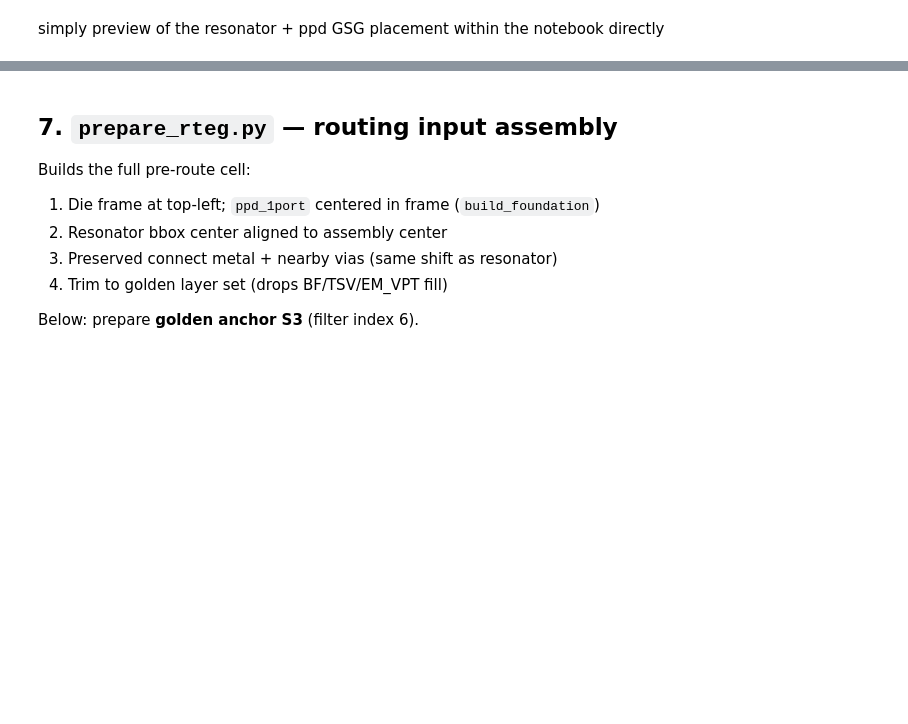
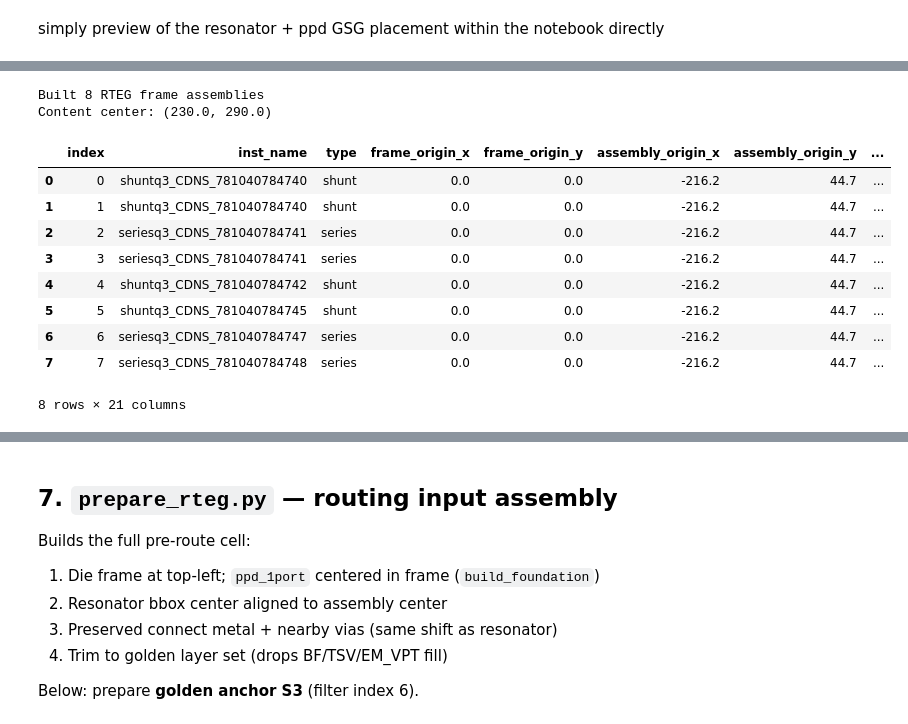
Before and after one commit to ReubenSKWS/rteg-automation, a Jupyter notebook: python_code/single_run.ipynb, the cells around one changed output, grey strips where cells are left out. Cells and saved outputs as stored; diff of their text form; code cells hidden in the pictures; blank space fills up the shorter version.

Commit message:
cleanup - setting up rteg frame done with gsg/resonator aseembly with filler mbe rect

```diff
--- a/python_code/single_run.ipynb
+++ b/python_code/single_run.ipynb
@@ -345,0 +344,29 @@ pd.DataFrame([
+# %%
+from src.prep_rteg_frame import (
+    assemblies_summary_df,
+    prep_rteg_in_frame,
+    preview_assembly_svg,
+)
+
+rteg_assemblies = prep_rteg_in_frame(ppd_assemblies, FRAME)
+rteg_files_df = assemblies_summary_df(rteg_assemblies)
+
+print(f"Built {len(rteg_assemblies)} RTEG frame assemblies")
+print(
+    f"Content center: ({rteg_assemblies[0].content_center[0]:.1f}, "
+    f"{rteg_assemblies[0].content_center[1]:.1f})"
+)
+display(rteg_files_df)
+# %% [output]
+Built 8 RTEG frame assemblies
+Content center: (230.0, 290.0)
+|  | index | inst_name | type | frame_origin_x | frame_origin_y | assembly_origin_x | assembly_origin_y | ... |
+| 0 | 0 | shuntq3_CDNS_781040784740 | shunt | 0.0 | 0.0 | -216.2 | 44.7 | ... |
+| 1 | 1 | shuntq3_CDNS_781040784740 | shunt | 0.0 | 0.0 | -216.2 | 44.7 | ... |
+| 2 | 2 | seriesq3_CDNS_781040784741 | series | 0.0 | 0.0 | -216.2 | 44.7 | ... |
+| 3 | 3 | seriesq3_CDNS_781040784741 | series | 0.0 | 0.0 | -216.2 | 44.7 | ... |
+| 4 | 4 | shuntq3_CDNS_781040784742 | shunt | 0.0 | 0.0 | -216.2 | 44.7 | ... |
+| 5 | 5 | shuntq3_CDNS_781040784745 | shunt | 0.0 | 0.0 | -216.2 | 44.7 | ... |
+| 6 | 6 | seriesq3_CDNS_781040784747 | series | 0.0 | 0.0 | -216.2 | 44.7 | ... |
+| 7 | 7 | seriesq3_CDNS_781040784748 | series | 0.0 | 0.0 | -216.2 | 44.7 | ... |
+8 rows × 21 columns
```
Also changed, not shown: parts of 7 cells of this notebook, 3 other files.
